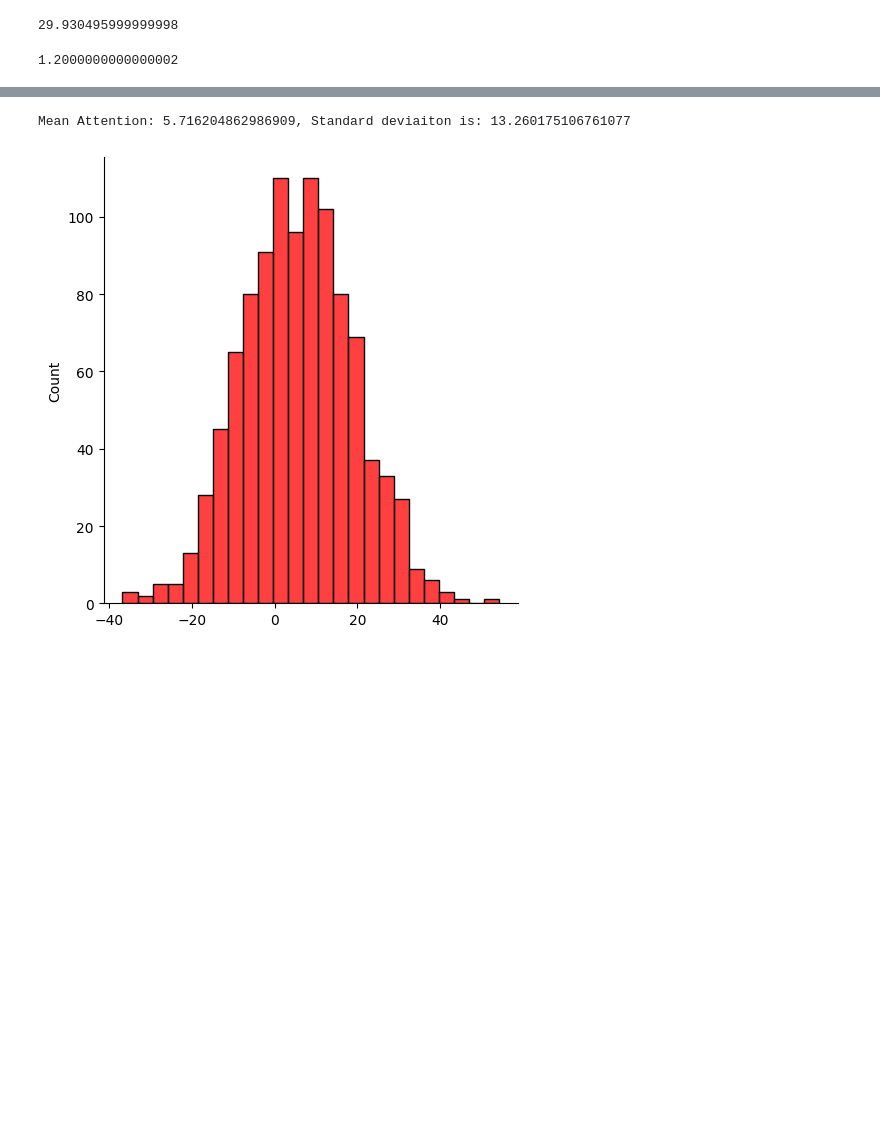
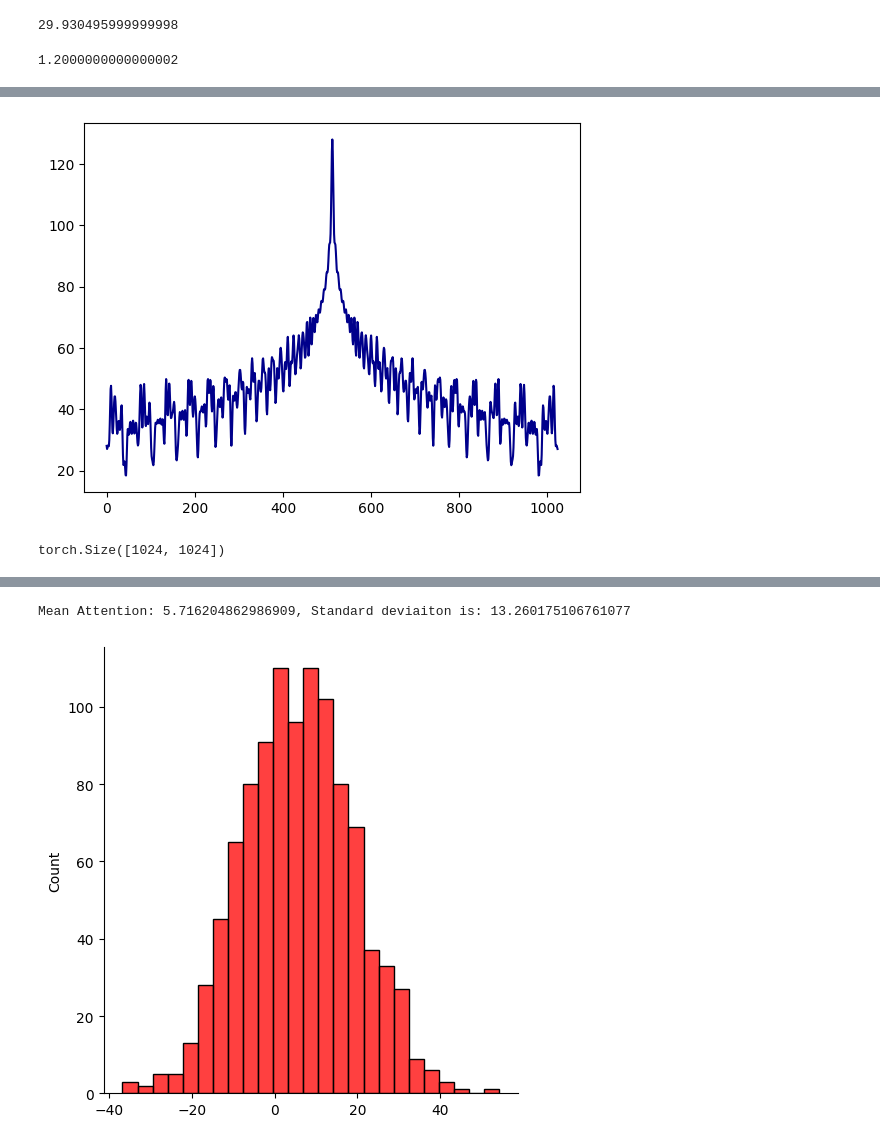
Before and after one commit to chaitanyamanem/TinyStories, a Jupyter notebook: StoryTeller-Book.ipynb, the cells around one changed output, grey strips where cells are left out. Saved outputs shown, nothing was run; the diff lists cells and outputs as text; code cells hidden in the pictures; blank space fills up the shorter version.

```diff
--- a/StoryTeller-Book.ipynb
+++ b/StoryTeller-Book.ipynb
@@ -1127,0 +1244,2 @@ https://gist.github.com/mwaskom/de44147ed2974457ad6372750bbe5751
+# %%
+attention_values = rope @ torch.transpose(rope,-2,-1)
@@ -1127,0 +1262,12 @@ https://gist.github.com/mwaskom/de44147ed2974457ad6372750bbe5751
+# %%
+#sns.lineplot(x=range(1024), y=moving_average(attention_values.numpy()[0,512,:], 100))
+sns.lineplot(x=range(1024), y=attention_values.numpy()[0,512,:], color='darkblue')
+plt.savefig("generated_texts/1word_attn_graph_rope_e128.svg")
+plt.show()
+# %% [output]
+[figure, added]
+# %%
+attention_values_vanilla = poe @ torch.transpose(poe,0,1)
+attention_values_vanilla.shape
+# %% [output]
+torch.Size([1024, 1024])
```
Also changed, not shown: parts of 37 cells of this notebook, 11 other files.
